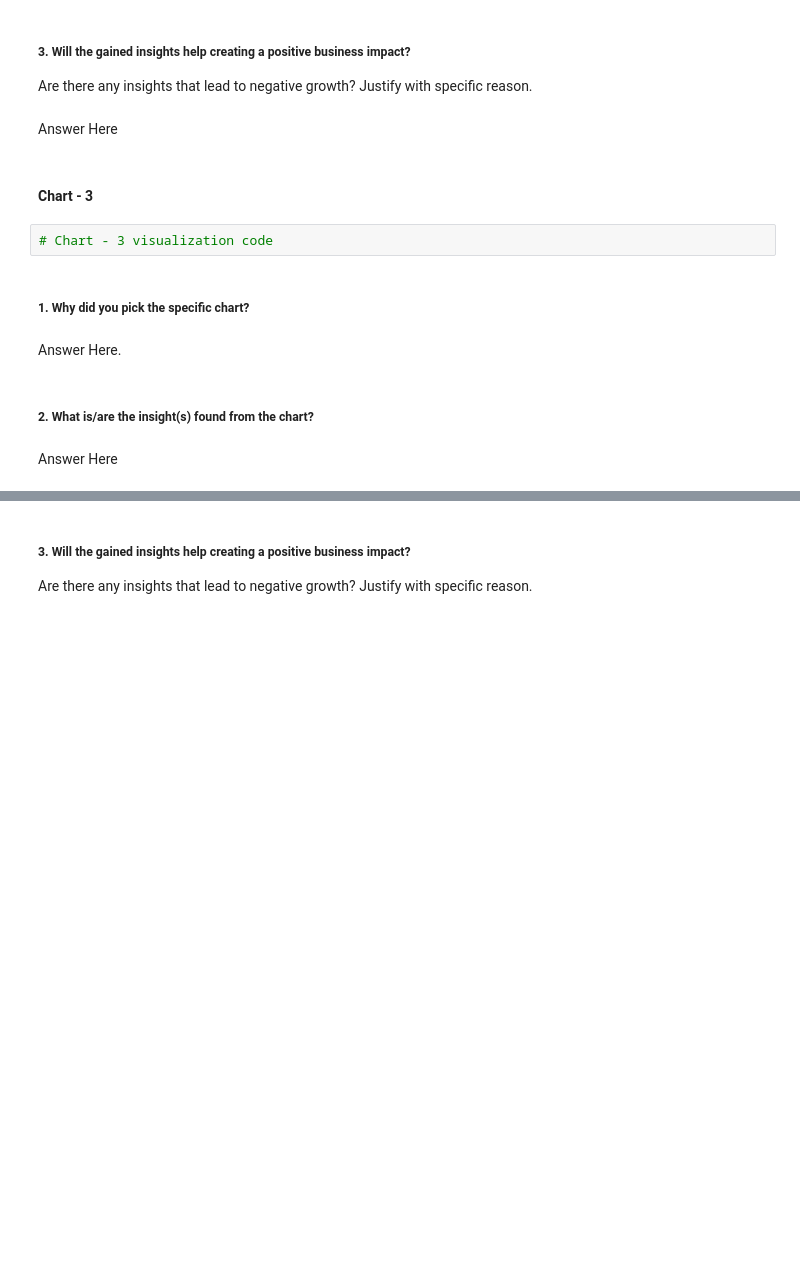
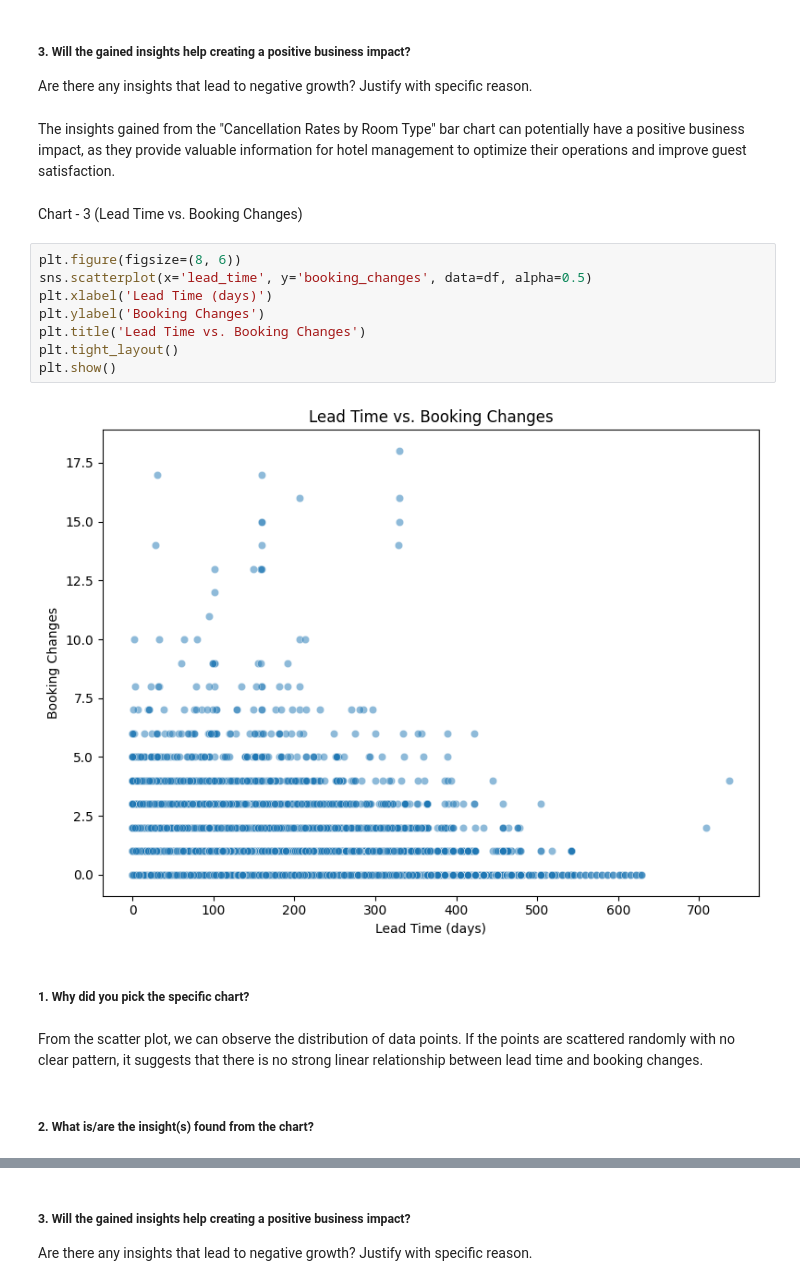
Before and after one commit to aditya52521/Hotel_Booking_Aanalysis, a Jupyter notebook: Hotel_Booking_Analysis.ipynb, the cells around one changed output, grey strips where cells are left out. Saved outputs shown, nothing was run; the diff lists cells and outputs as text; blank space fills up the shorter version.

```diff
--- a/Hotel_Booking_Analysis.ipynb
+++ b/Hotel_Booking_Analysis.ipynb
@@ -196,17 +308,23 @@ Answer Here
 # %% [markdown]
 ##### 3. Will the gained insights help creating a positive business impact?
 Are there any insights that lead to negative growth? Justify with specific reason.
-# %% [markdown]
-Answer Here
-# %% [markdown]
-#### Chart - 3
-# %%
-# Chart - 3 visualization code
+# %% [markdown]
+The insights gained from the "Cancellation Rates by Room Type" bar chart can potentially have a positive business impact, as they provide valuable information for hotel management to optimize their operations and improve guest satisfaction.
+# %% [markdown]
+Chart - 3  (Lead Time vs. Booking Changes)
+# %%
+plt.figure(figsize=(8, 6))
+sns.scatterplot(x='lead_time', y='booking_changes', data=df, alpha=0.5)
+plt.xlabel('Lead Time (days)')
+plt.ylabel('Booking Changes')
+plt.title('Lead Time vs. Booking Changes')
+plt.tight_layout()
+plt.show()
+# %% [output]
+[figure, added]
 # %% [markdown]
 ##### 1. Why did you pick the specific chart?
-# %% [markdown]
-Answer Here.
+# %% [markdown]
+From the scatter plot, we can observe the distribution of data points. If the points are scattered randomly with no clear pattern, it suggests that there is no strong linear relationship between lead time and booking changes.
 # %% [markdown]
 ##### 2. What is/are the insight(s) found from the chart?
-# %% [markdown]
-Answer Here
```
Also changed, not shown: parts of 118 cells of this notebook.
